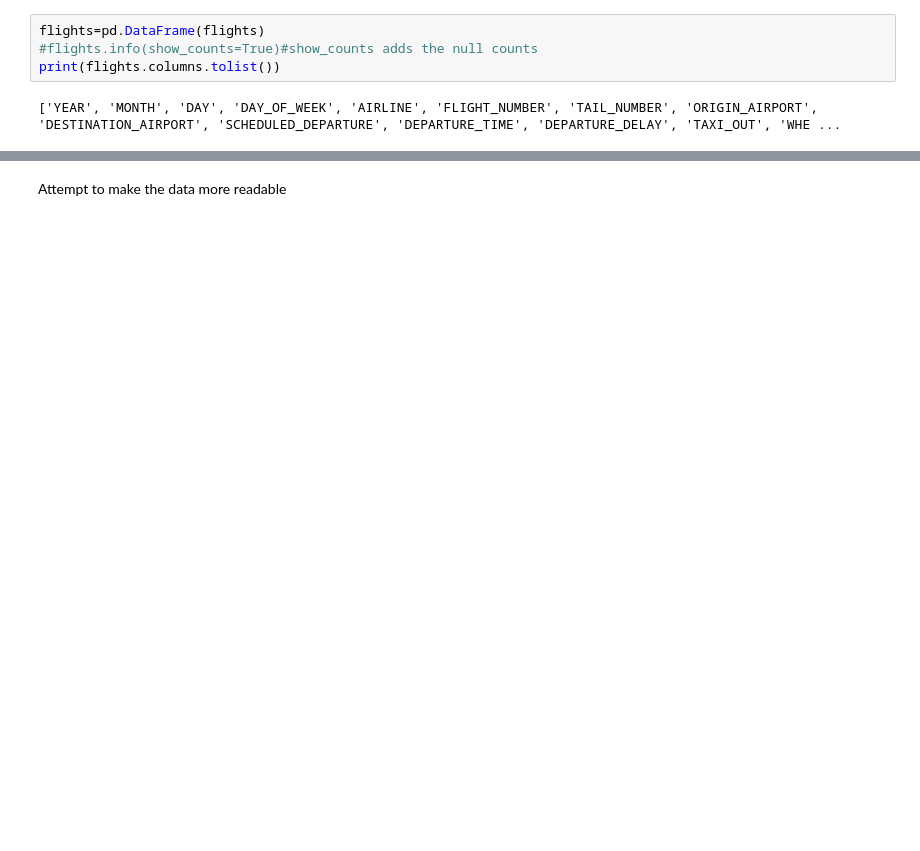
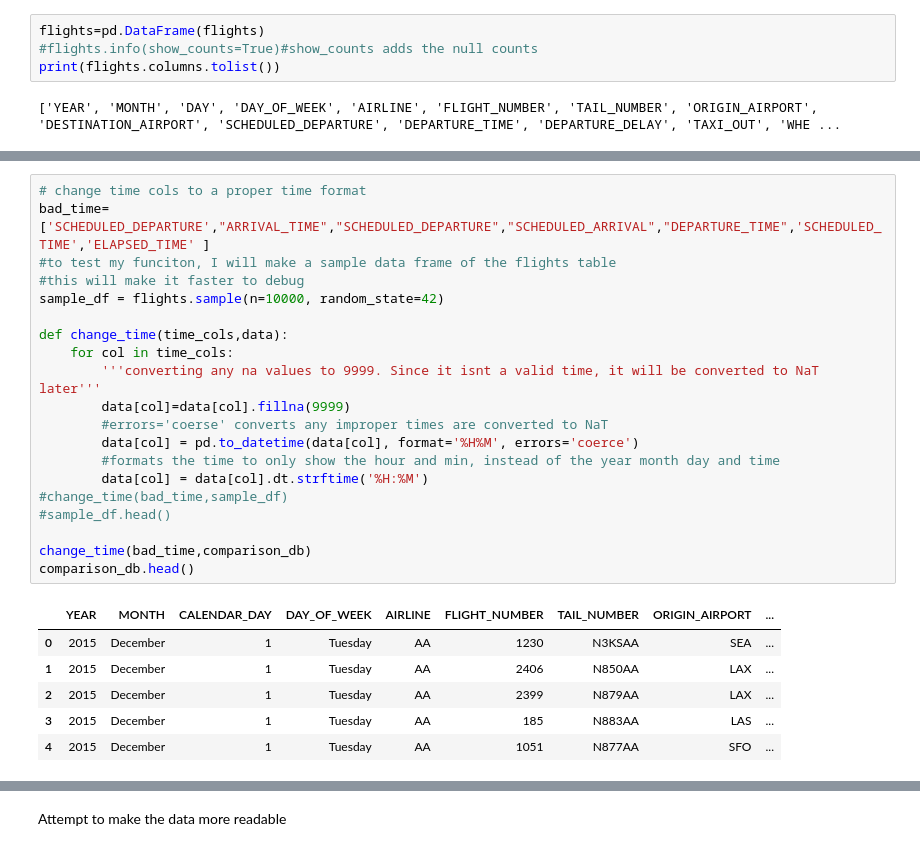
Before and after one commit to Ethangandi/Flights_BI, a Jupyter notebook: Data_Cleaning.ipynb, the cells around one changed output, grey strips where cells are left out. Cells and saved outputs as stored; diff of their text form; blank space fills up the shorter version.

```diff
--- a/Data_Cleaning.ipynb
+++ b/Data_Cleaning.ipynb
@@ -37,0 +50,27 @@ print(flights.columns.tolist())
+# %%
+# change time cols to a proper time format
+bad_time=['SCHEDULED_DEPARTURE',"ARRIVAL_TIME","SCHEDULED_DEPARTURE","SCHEDULED_ARRIVAL","DEPARTURE_TIME",'SCHEDULED_TIME','ELAPSED_TIME' ]
+#to test my funciton, I will make a sample data frame of the flights table
+#this will make it faster to debug
+sample_df = flights.sample(n=10000, random_state=42)
+
+def change_time(time_cols,data):
+    for col in time_cols:
+        '''converting any na values to 9999. Since it isnt a valid time, it will be converted to NaT later'''
+        data[col]=data[col].fillna(9999)
+        #errors='coerse' converts any improper times are converted to NaT
+        data[col] = pd.to_datetime(data[col], format='%H%M', errors='coerce')
+        #formats the time to only show the hour and min, instead of the year month day and time
+        data[col] = data[col].dt.strftime('%H:%M')
+#change_time(bad_time,sample_df)
+#sample_df.head()
+
+change_time(bad_time,comparison_db)
+comparison_db.head()
+# %% [output]
+|  | YEAR | MONTH | CALENDAR_DAY | DAY_OF_WEEK | AIRLINE | FLIGHT_NUMBER | TAIL_NUMBER | ORIGIN_AIRPORT | ... |
+| 0 | 2015 | December | 1 | Tuesday | AA | 1230 | N3KSAA | SEA | ... |
+| 1 | 2015 | December | 1 | Tuesday | AA | 2406 | N850AA | LAX | ... |
+| 2 | 2015 | December | 1 | Tuesday | AA | 2399 | N879AA | LAX | ... |
+| 3 | 2015 | December | 1 | Tuesday | AA | 185 | N883AA | LAS | ... |
+| 4 | 2015 | December | 1 | Tuesday | AA | 1051 | N877AA | SFO | ... |
```
Also changed, not shown: parts of 14 cells of this notebook, 2 other files.
